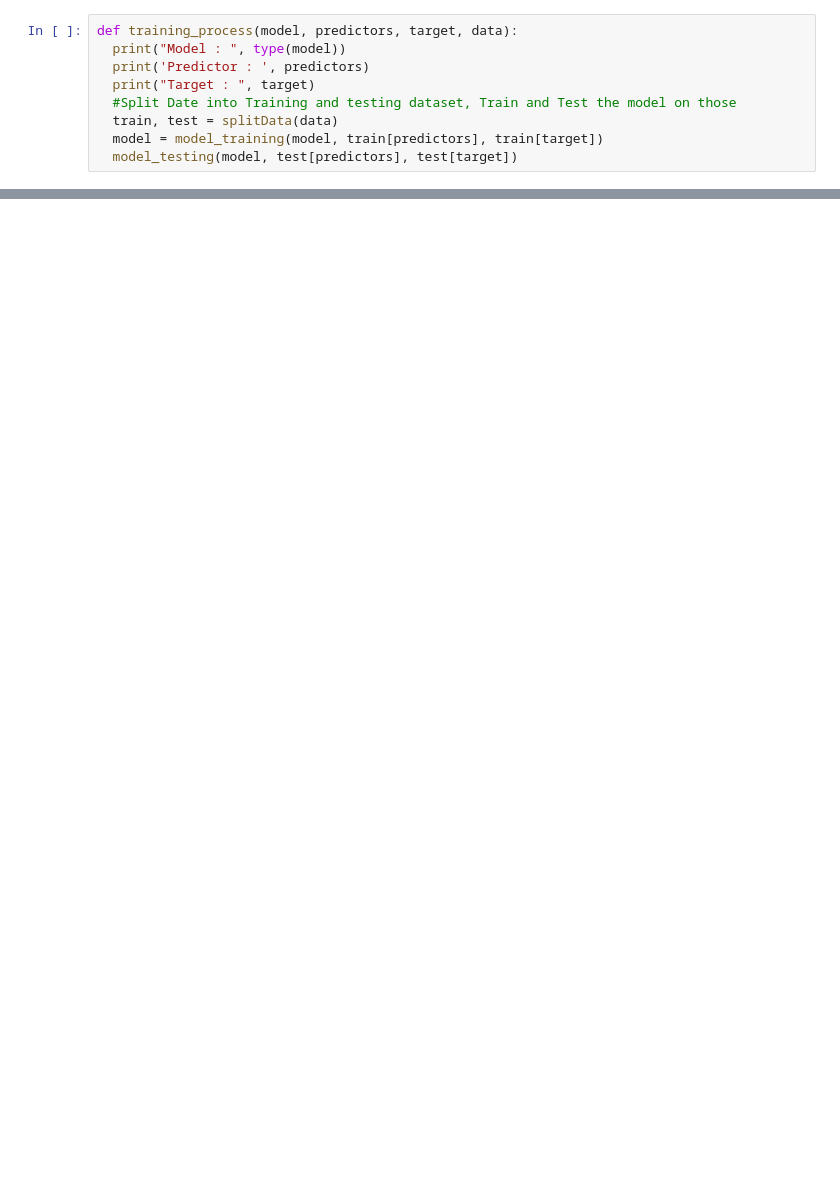
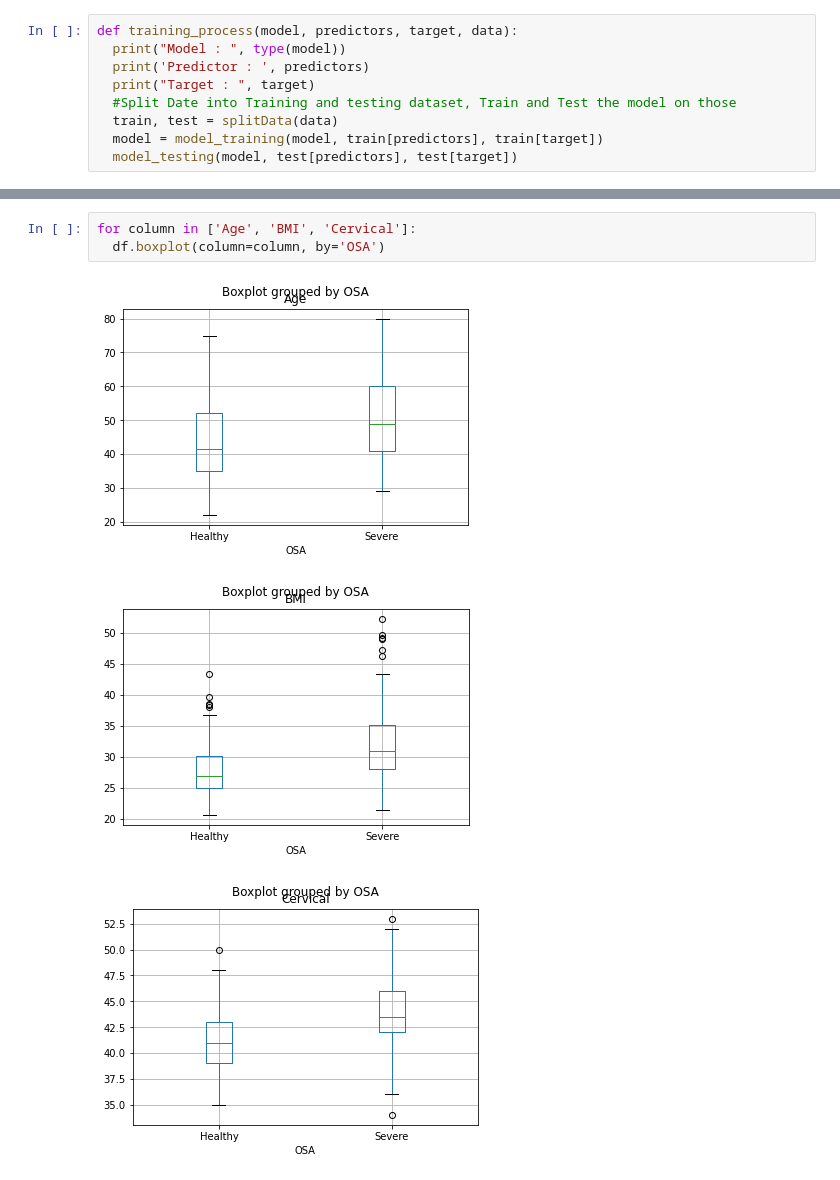
Before and after one commit to MGousset/UPM_AI_Master_degree, a Jupyter notebook: notebooks/EDA_Classification_Marvin_Gousset.ipynb, the cells around one changed output, grey strips where cells are left out. Saved outputs shown, nothing was run; the diff lists cells and outputs as text; blank space fills up the shorter version.

```diff
--- a/notebooks/EDA_Classification_Marvin_Gousset.ipynb
+++ b/notebooks/EDA_Classification_Marvin_Gousset.ipynb
@@ -236,0 +141,7 @@ MannwhitneyuResult(statistic=6365.5, pvalue=4.4396124914521145e-07)
+# %%
+for column in ['Age', 'BMI', 'Cervical']:
+  df.boxplot(column=column, by='OSA')
+# %% [output]
+[figure, added]
+[figure, added]
+[figure, added]
```
Also changed, not shown: parts of 31 cells of this notebook.
